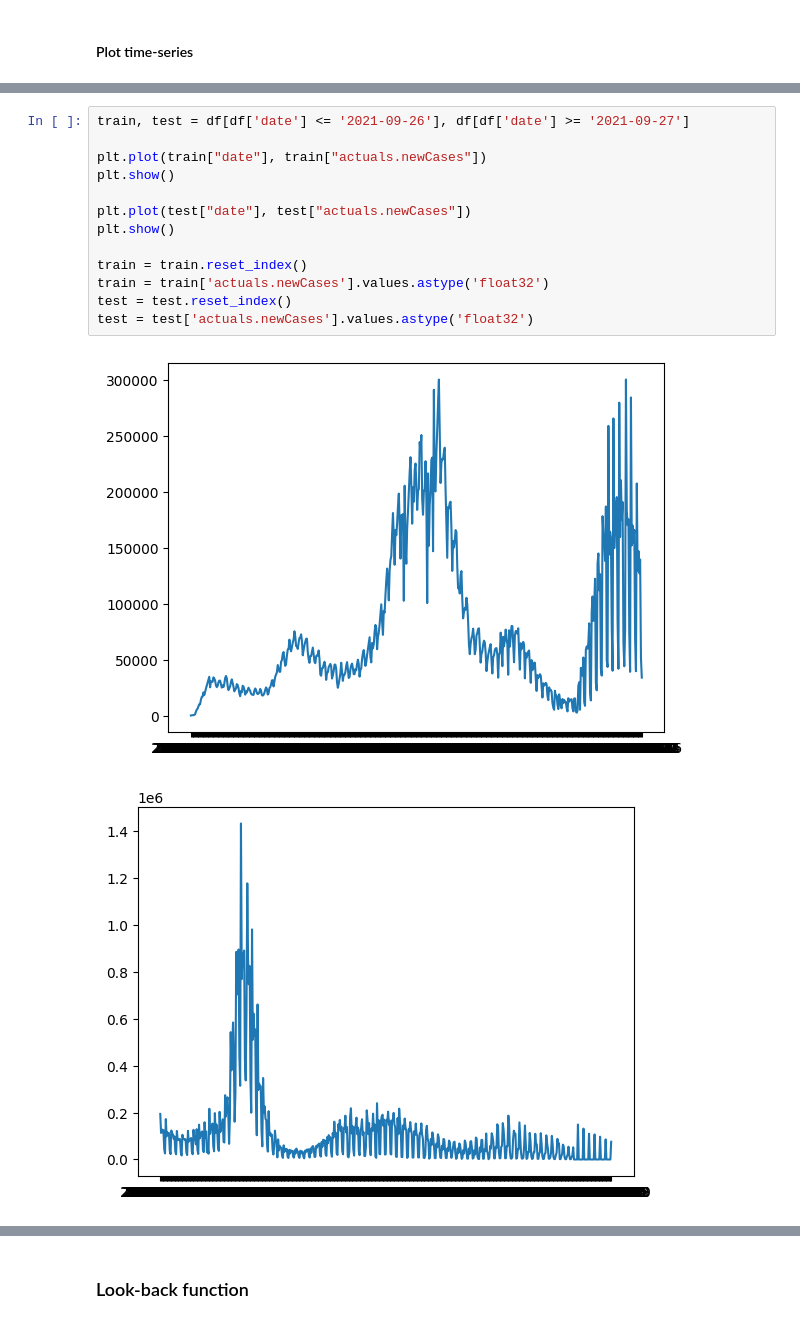
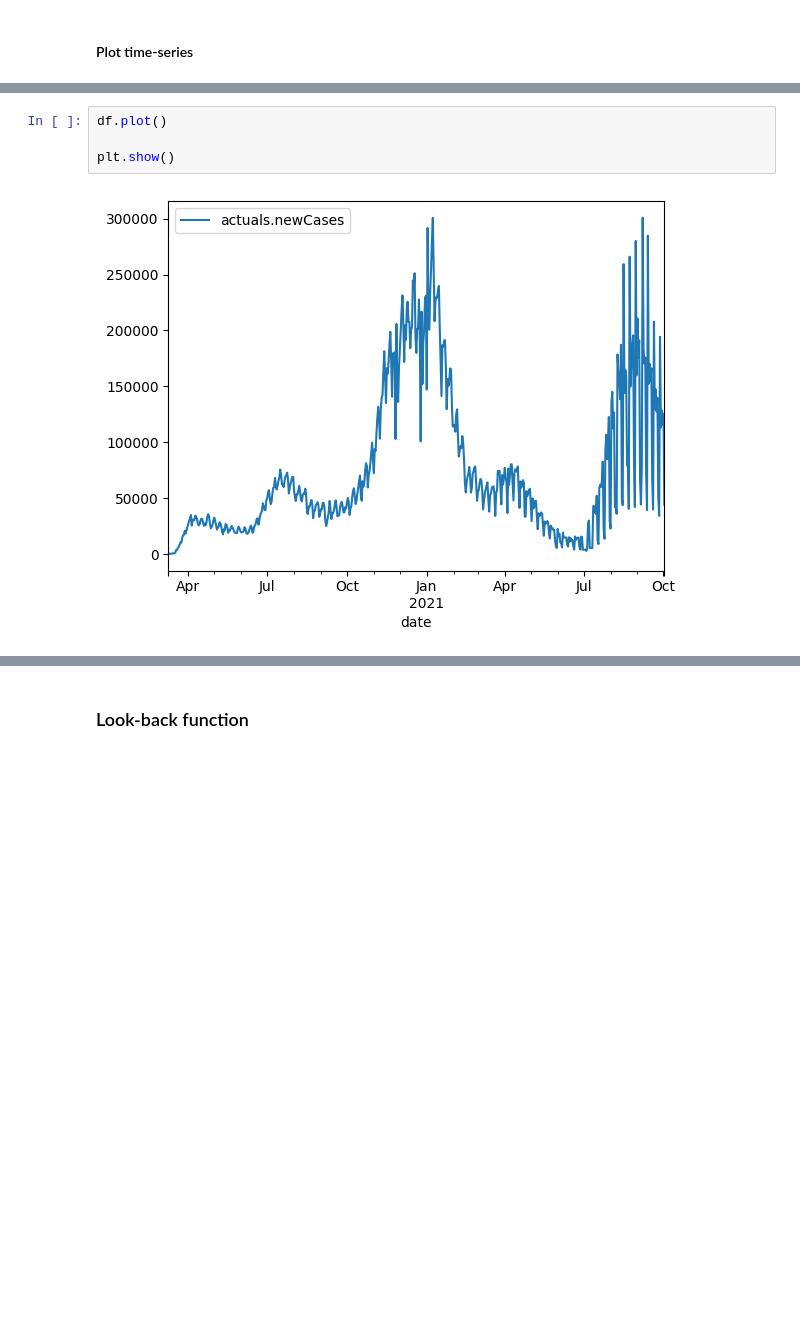
Before and after one commit to Purdue-IEEE-EMBS/BHI-23-PHInformatics, a Jupyter notebook: src/PHI.ipynb, the cells around one changed output, grey strips where cells are left out. Drawn from its saved outputs; the diff is of its cells as text; blank space fills up the shorter version.

```diff
--- a/src/PHI.ipynb
+++ b/src/PHI.ipynb
@@ -45,16 +40,6 @@ test >= 09-27-21
-# %%
-train, test = df[df['date'] <= '2021-09-26'], df[df['date'] >= '2021-09-27']
-
-plt.plot(train["date"], train["actuals.newCases"])
-plt.show()
-
-plt.plot(test["date"], test["actuals.newCases"])
-plt.show()
-
-train = train.reset_index()
-train = train['actuals.newCases'].values.astype('float32')
-test = test.reset_index()
-test = test['actuals.newCases'].values.astype('float32')
-# %% [output]
-[figure, removed]
-[figure, removed]
+# %%
+df.plot()
+
+plt.show()
+# %% [output]
+[figure, added]
```
Also changed, not shown: parts of 18 cells of this notebook, 1 other file.
